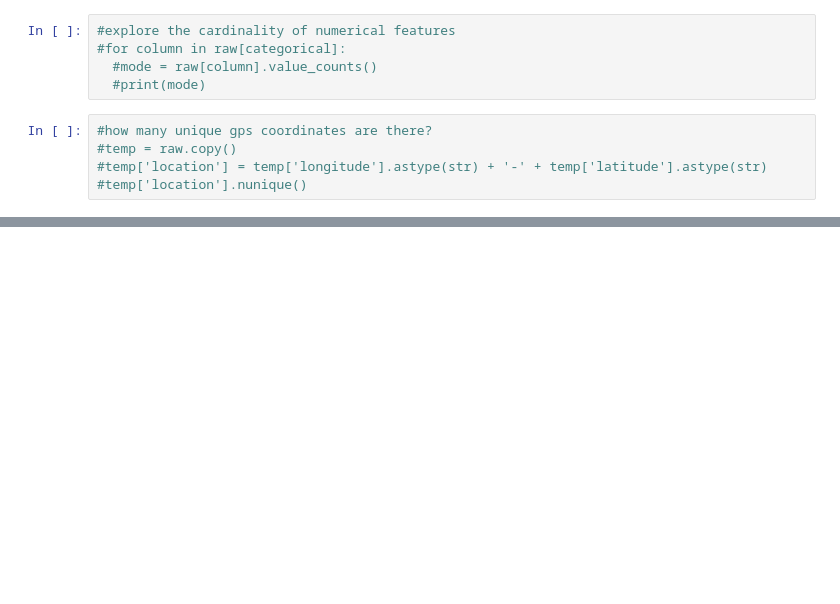
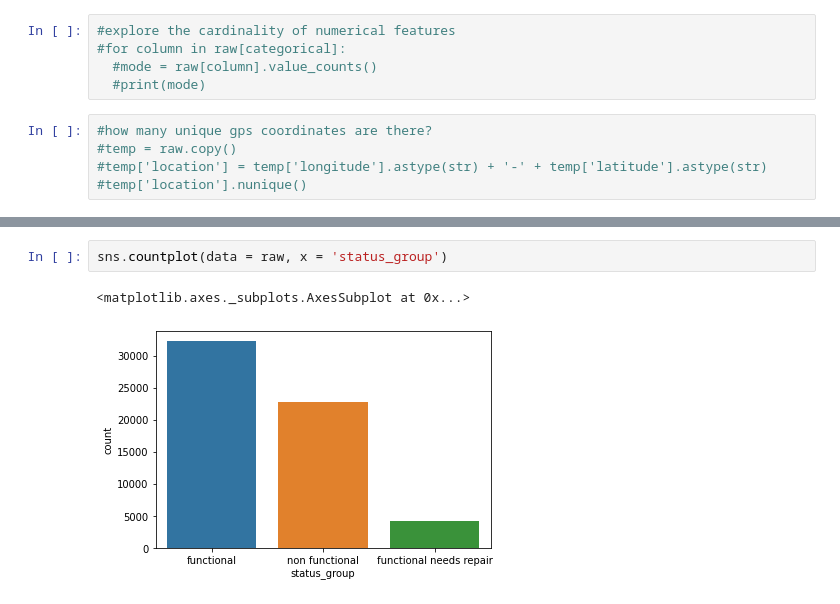
Before and after one commit to BrendaLoznik/waterpumps, a Jupyter notebook: Waterpumps.ipynb, the cells around one changed output, grey strips where cells are left out. Saved outputs shown, nothing was run; the diff lists cells and outputs as text; blank space fills up the shorter version.

```diff
--- a/Waterpumps.ipynb
+++ b/Waterpumps.ipynb
@@ -352,0 +290,5 @@ graphs(feature, 3, 5)
+# %%
+sns.countplot(data = raw, x = 'status_group')
+# %% [output]
+<matplotlib.axes._subplots.AxesSubplot at 0x...>
+[figure, added]
```
Also changed, not shown: parts of 17 cells of this notebook.
